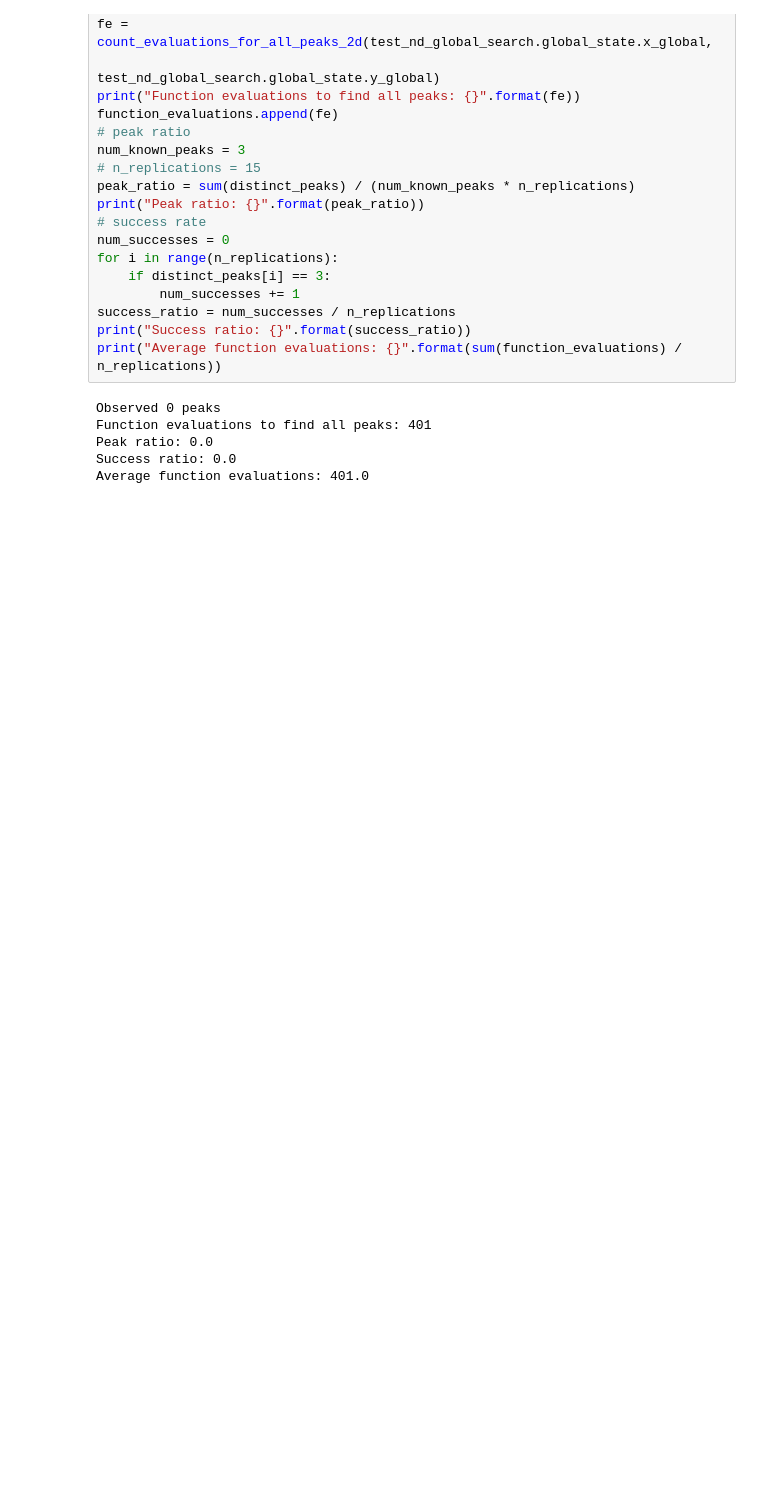
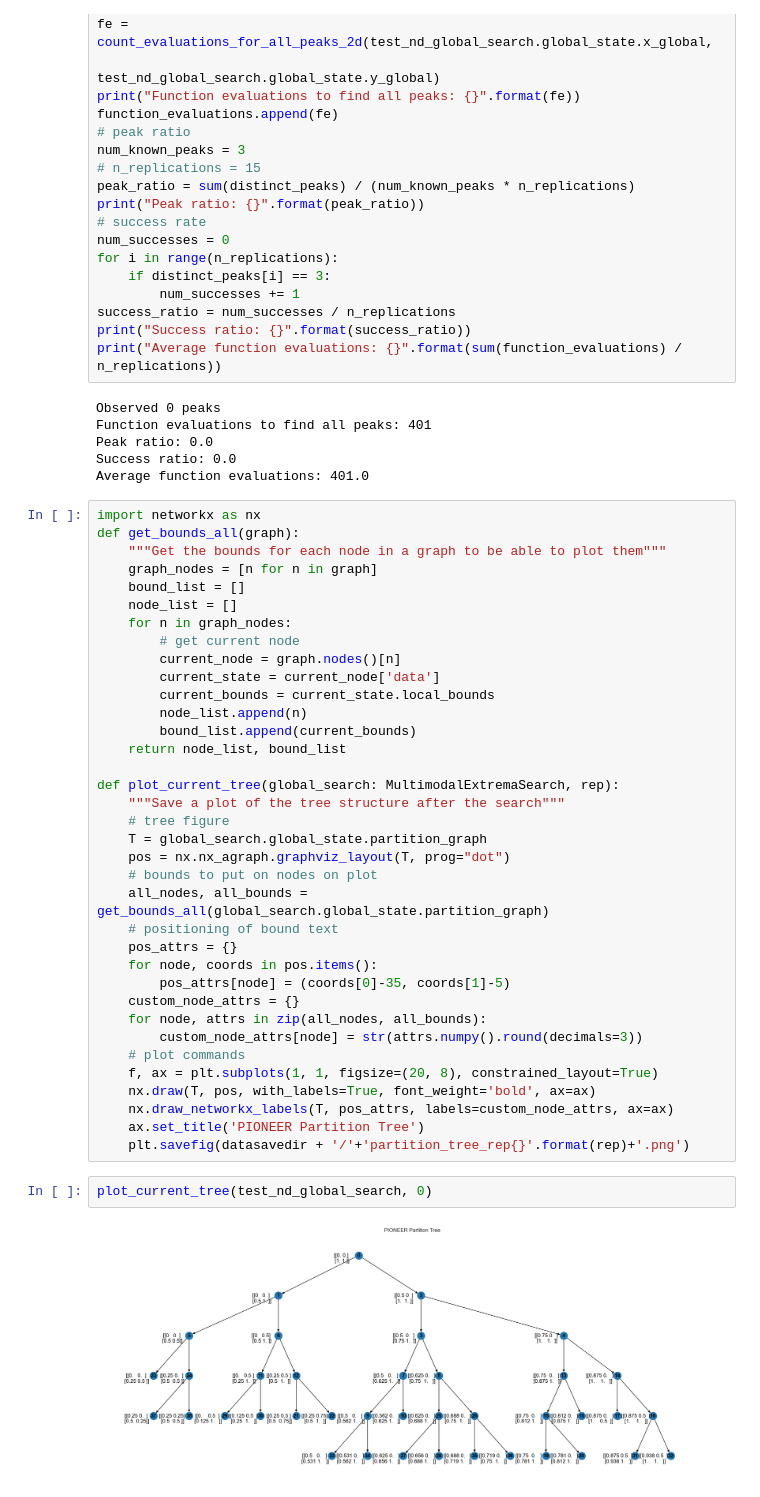
Before and after one commit to acb-code/extrema_search, a Jupyter notebook: src/notebooks/balanced_nd.ipynb, the cells around one changed output. Cells and saved outputs as stored; diff of their text form; blank space fills up the shorter version.

```diff
--- a/src/notebooks/balanced_nd.ipynb
+++ b/src/notebooks/balanced_nd.ipynb
@@ -270,3 +270,43 @@ Function evaluations to find all peaks: 401
 Peak ratio: 0.0
 Success ratio: 0.0
 Average function evaluations: 401.0
+# %%
+import networkx as nx
+def get_bounds_all(graph):
+    """Get the bounds for each node in a graph to be able to plot them"""
+    graph_nodes = [n for n in graph]
+    bound_list = []
+    node_list = []
+    for n in graph_nodes:
+        # get current node
+        current_node = graph.nodes()[n]
+        current_state = current_node['data']
+        current_bounds = current_state.local_bounds
+        node_list.append(n)
+        bound_list.append(current_bounds)
+    return node_list, bound_list
+
+def plot_current_tree(global_search: MultimodalExtremaSearch, rep):
+    """Save a plot of the tree structure after the search"""
+    # tree figure
+    T = global_search.global_state.partition_graph
+    pos = nx.nx_agraph.graphviz_layout(T, prog="dot")
+    # bounds to put on nodes on plot
+    all_nodes, all_bounds = get_bounds_all(global_search.global_state.partition_graph)
+    # positioning of bound text
+    pos_attrs = {}
+    for node, coords in pos.items():
+        pos_attrs[node] = (coords[0]-35, coords[1]-5)
+    custom_node_attrs = {}
+    for node, attrs in zip(all_nodes, all_bounds):
+        custom_node_attrs[node] = str(attrs.numpy().round(decimals=3))
+    # plot commands
+    f, ax = plt.subplots(1, 1, figsize=(20, 8), constrained_layout=True)
+    nx.draw(T, pos, with_labels=True, font_weight='bold', ax=ax)
+    nx.draw_networkx_labels(T, pos_attrs, labels=custom_node_attrs, ax=ax)
+    ax.set_title('PIONEER Partition Tree')
+    plt.savefig(datasavedir + '/'+'partition_tree_rep{}'.format(rep)+'.png')
+# %%
+plot_current_tree(test_nd_global_search, 0)
+# %% [output]
+[figure, added]
```
Also changed, not shown: 3 other files.
